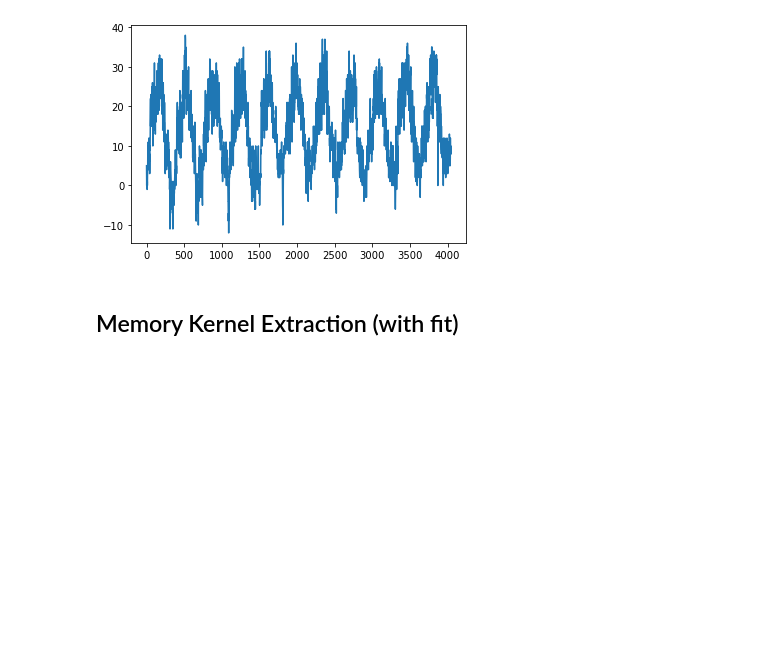
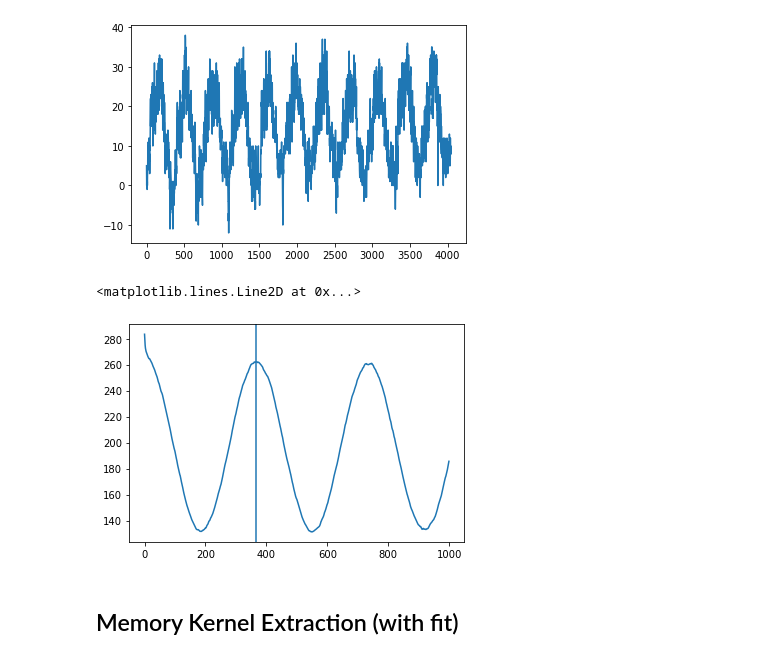
Before and after one commit to hkiefer/mempred, a Jupyter notebook: example/Example Temperature.ipynb, the cells around one changed output. Cells and saved outputs as stored; diff of their text form; code cells hidden in the pictures; blank space fills up the shorter version.

```diff
--- a/example/Example Temperature.ipynb
+++ b/example/Example Temperature.ipynb
@@ -39,6 +39,12 @@ data.head()
 | 4 | 2009-02-14 | 0 | -5 | 0.2 | 6.6 | 1 | 1 | 59 | No moonrise | ... |
 5 rows × 25 columns
 [figure]
+# %%
+plt.plot(correlation(data["maxtempC"])[:1000])
+plt.axvline(x=365)
+# %% [output]
+<matplotlib.lines.Line2D at 0x...>
+[figure, added]
 # %% [markdown]
 ## Memory Kernel Extraction (with fit)
 # %%
```
Also changed, not shown: 1 other file.
